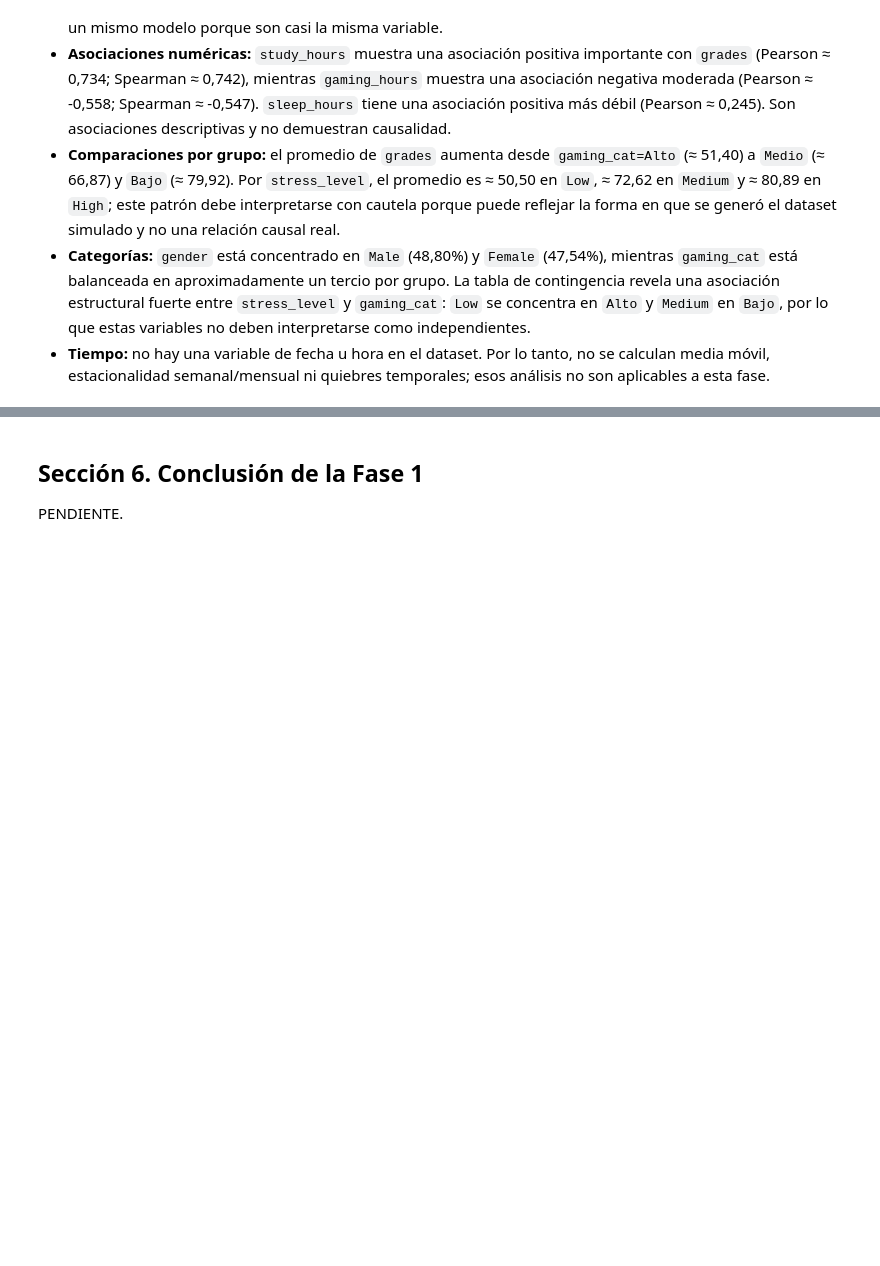
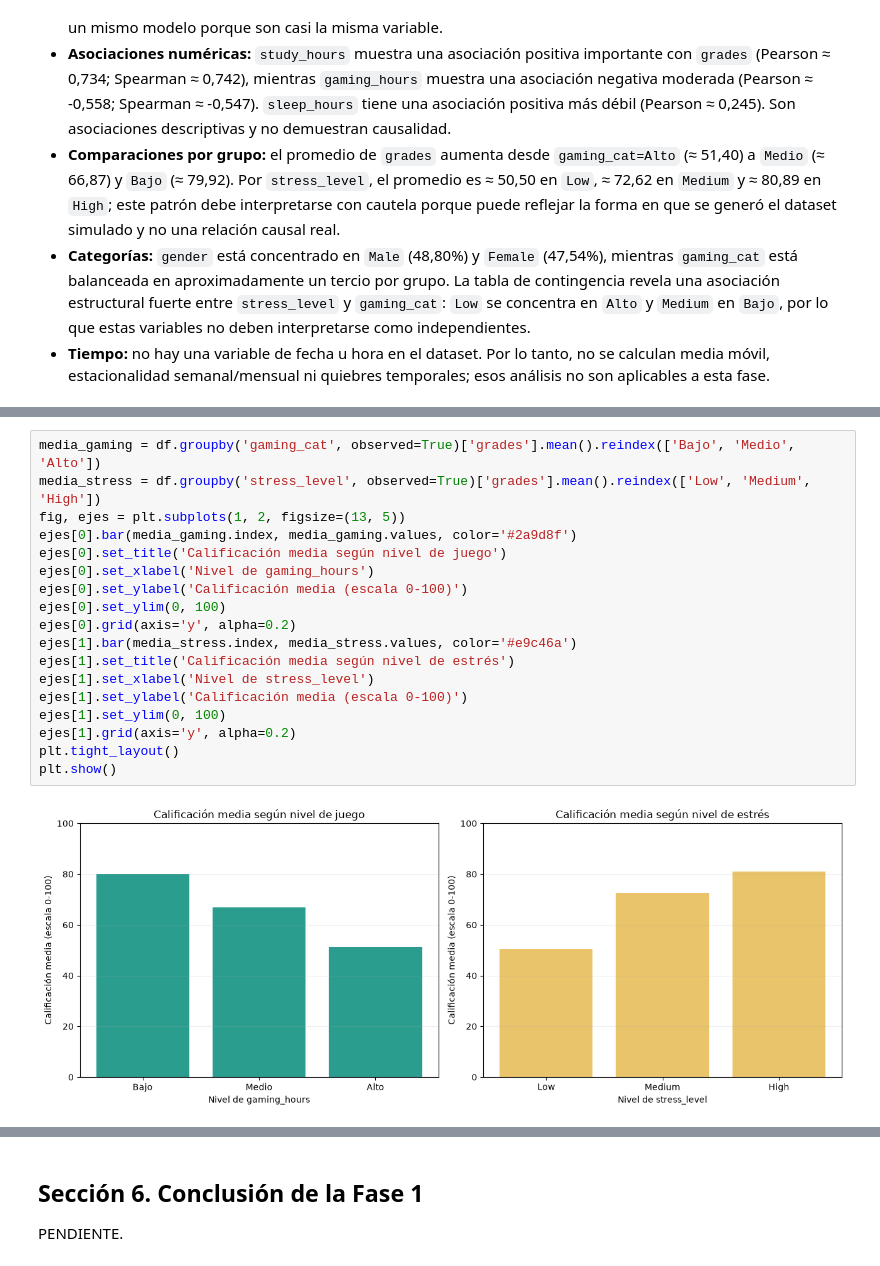
Before and after one commit to jose-zaavedra/Academic-Performance-DS, a Jupyter notebook: notebooks/fase1_gaming_rendimiento.ipynb, the cells around one changed output, grey strips where cells are left out. Saved outputs shown, nothing was run; the diff lists cells and outputs as text; blank space fills up the shorter version.

```diff
--- a/notebooks/fase1_gaming_rendimiento.ipynb
+++ b/notebooks/fase1_gaming_rendimiento.ipynb
@@ -814,0 +883,20 @@ PENDIENTE.
+# %%
+media_gaming = df.groupby('gaming_cat', observed=True)['grades'].mean().reindex(['Bajo', 'Medio', 'Alto'])
+media_stress = df.groupby('stress_level', observed=True)['grades'].mean().reindex(['Low', 'Medium', 'High'])
+fig, ejes = plt.subplots(1, 2, figsize=(13, 5))
+ejes[0].bar(media_gaming.index, media_gaming.values, color='#2a9d8f')
+ejes[0].set_title('Calificación media según nivel de juego')
+ejes[0].set_xlabel('Nivel de gaming_hours')
+ejes[0].set_ylabel('Calificación media (escala 0-100)')
+ejes[0].set_ylim(0, 100)
+ejes[0].grid(axis='y', alpha=0.2)
+ejes[1].bar(media_stress.index, media_stress.values, color='#e9c46a')
+ejes[1].set_title('Calificación media según nivel de estrés')
+ejes[1].set_xlabel('Nivel de stress_level')
+ejes[1].set_ylabel('Calificación media (escala 0-100)')
+ejes[1].set_ylim(0, 100)
+ejes[1].grid(axis='y', alpha=0.2)
+plt.tight_layout()
+plt.show()
+# %% [output]
+[figure, added]
```
Also changed, not shown: parts of 26 cells of this notebook.
